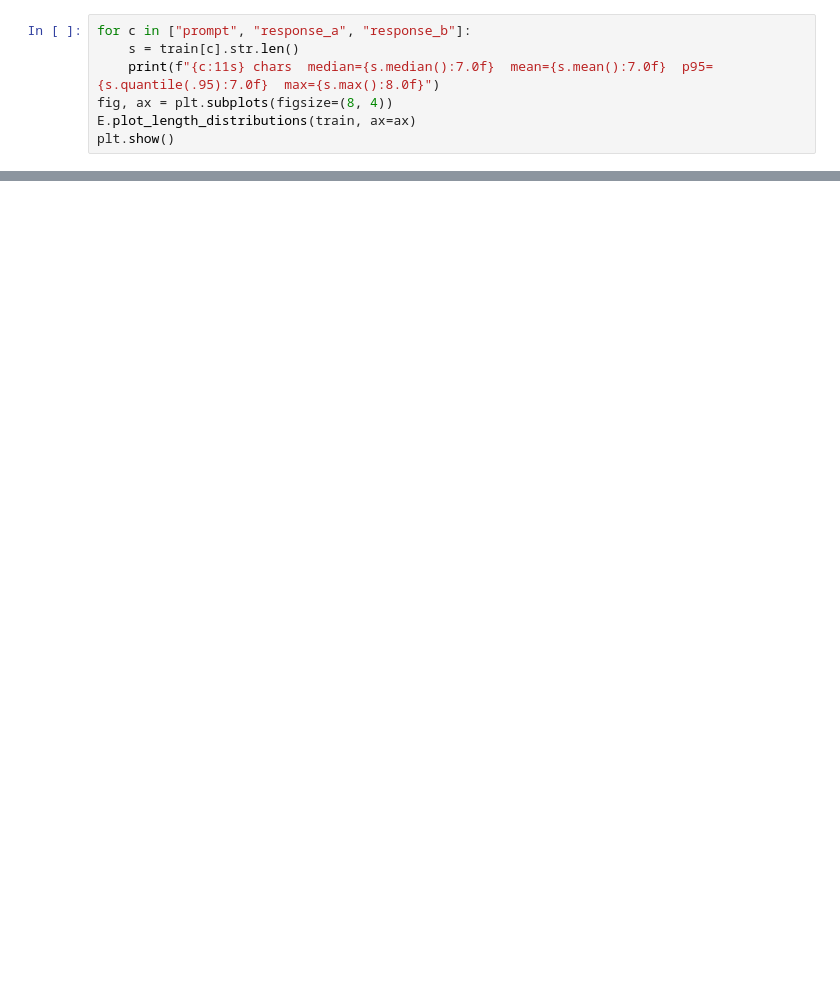
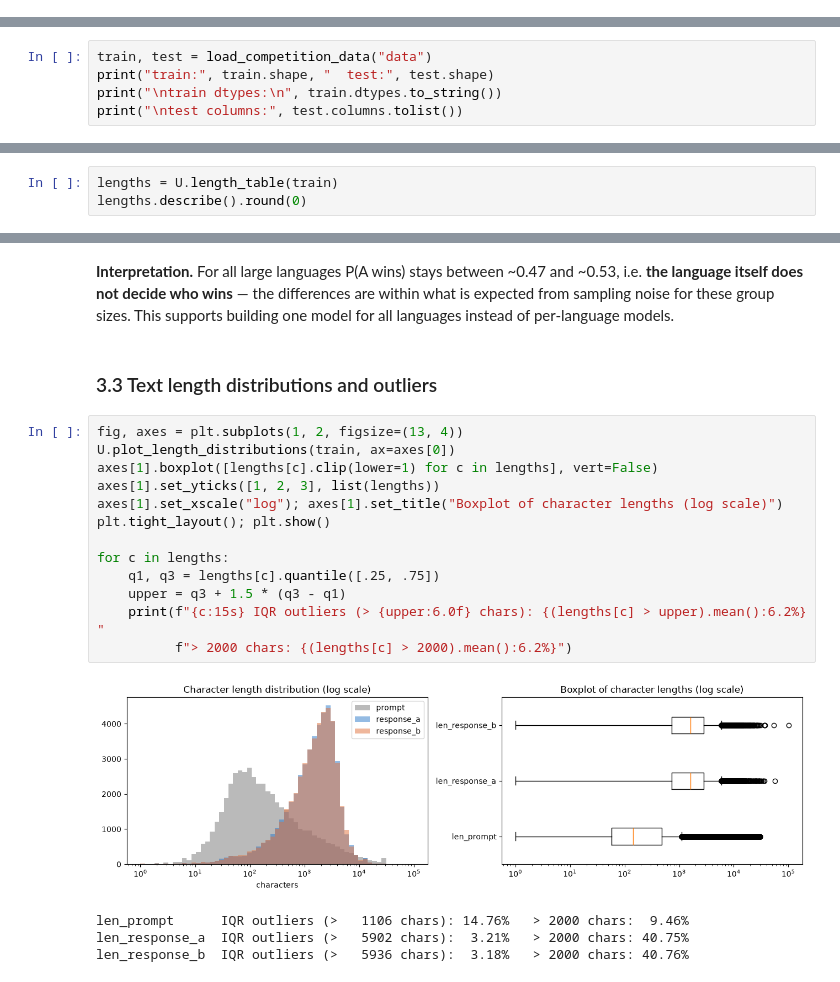
Before and after one commit to shroudy-bit32/GROUP25_CENG313, a Jupyter notebook: assignment1_eda_baseline.ipynb, the cells around one changed output, grey strips where cells are left out. Saved outputs shown, nothing was run; the diff lists cells and outputs as text; blank space fills up the shorter version.

```diff
--- a/assignment1_eda_baseline.ipynb
+++ b/assignment1_eda_baseline.ipynb
@@ -112,7 +0,0 @@ lang_wr.head(15)
-# %%
-for c in ["prompt", "response_a", "response_b"]:
-    s = train[c].str.len()
-    print(f"{c:11s} chars  median={s.median():7.0f}  mean={s.mean():7.0f}  p95={s.quantile(.95):7.0f}  max={s.max():8.0f}")
-fig, ax = plt.subplots(figsize=(8, 4))
-E.plot_length_distributions(train, ax=ax)
-plt.show()
@@ -285,0 +64,5 @@ sub.head()
+# %%
+train, test = load_competition_data("data")
+print("train:", train.shape, "  test:", test.shape)
+print("\ntrain dtypes:\n", train.dtypes.to_string())
+print("\ntest columns:", test.columns.tolist())
@@ -285,0 +108,3 @@ sub.head()
+# %%
+lengths = U.length_table(train)
+lengths.describe().round(0)
@@ -285,0 +206,22 @@ sub.head()
+# %% [markdown]
+**Interpretation.** For all large languages P(A wins) stays between ~0.47 and ~0.53, i.e. **the language itself does not decide who wins** — the differences are within what is expected from sampling noise for these group sizes. This supports building one model for all languages instead of per-language models.
+# %% [markdown]
+### 3.3 Text length distributions and outliers
+# %%
+fig, axes = plt.subplots(1, 2, figsize=(13, 4))
+U.plot_length_distributions(train, ax=axes[0])
+axes[1].boxplot([lengths[c].clip(lower=1) for c in lengths], vert=False)
+axes[1].set_yticks([1, 2, 3], list(lengths))
+axes[1].set_xscale("log"); axes[1].set_title("Boxplot of character lengths (log scale)")
+plt.tight_layout(); plt.show()
+
+for c in lengths:
+    q1, q3 = lengths[c].quantile([.25, .75])
+    upper = q3 + 1.5 * (q3 - q1)
+    print(f"{c:15s} IQR outliers (> {upper:6.0f} chars): {(lengths[c] > upper).mean():6.2%}   "
+          f"> 2000 chars: {(lengths[c] > 2000).mean():6.2%}")
+# %% [output]
+[figure, added]
+len_prompt      IQR outliers (>   1106 chars): 14.76%   > 2000 chars:  9.46%
+len_response_a  IQR outliers (>   5902 chars):  3.21%   > 2000 chars: 40.75%
+len_response_b  IQR outliers (>   5936 chars):  3.18%   > 2000 chars: 40.76%
```
Also changed, not shown: parts of 103 cells of this notebook.
